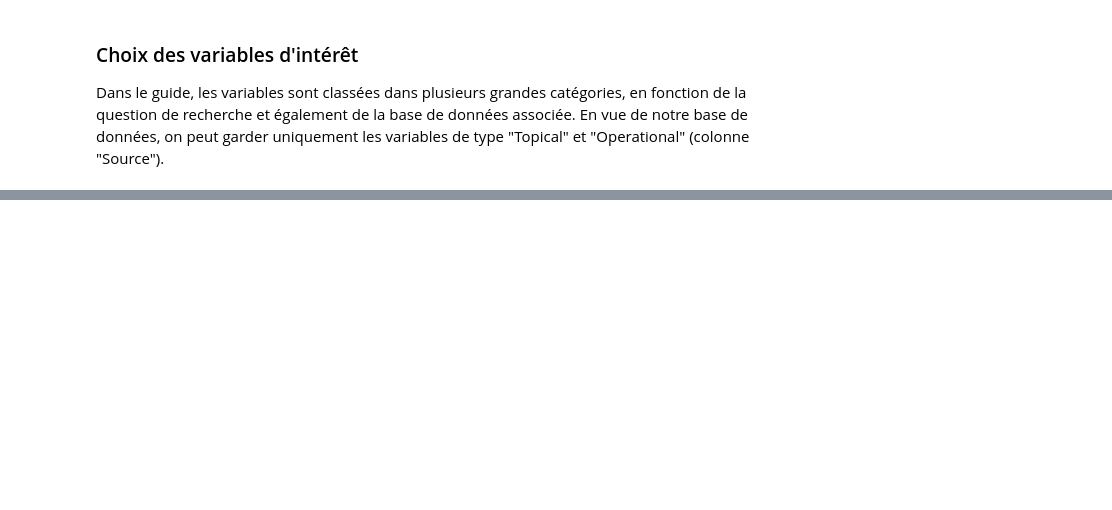
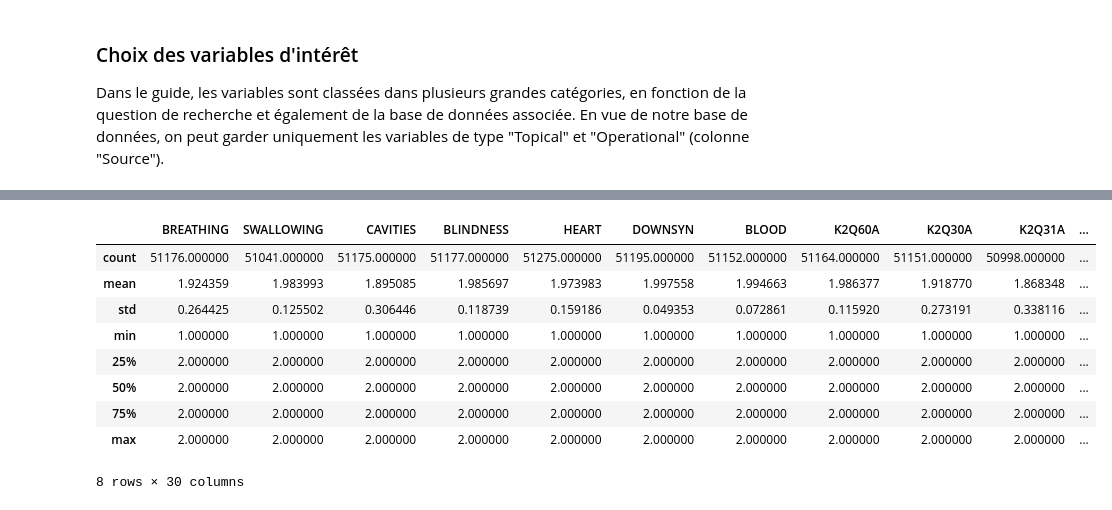
Before and after one commit to inaelenacampan/Determinants_of_children-s_health, a Jupyter notebook: Determinants_of_children-s_health.ipynb, the cells around one changed output, grey strips where cells are left out. Drawn from its saved outputs; the diff is of its cells as text; code cells hidden in the pictures; blank space fills up the shorter version.

```diff
--- a/Determinants_of_children-s_health.ipynb
+++ b/Determinants_of_children-s_health.ipynb
@@ -18,27 +18,20 @@ import script.clean_data as cd
 
 fs = s3fs.S3FileSystem(client_kwargs={"endpoint_url": "https://minio.lab.sspcloud.fr"})
 
-chemin_nsch = "inacampan/diffusion/Determinants_of_children-s_health/NSCH/"
+chemin_lecture_nsch = "inacampan/diffusion/Determinants_of_children-s_health/NSCH/"
+chemin_ecriture_nsch = "data/nsch/"
 
-for year in ["2023", "2022", "2021"]:
-    cd.lecture_fichier(fs, f"{chemin_nsch}nsch_{year}e_topical.sas7bdat", f"data/nsch/nsch_{year}e_topical.sas7bdat")
-
-# le fichier est de type database sas
-dfs = {}
-
-for year in ["2023", "2022", "2021"]:
-    dfs[year] = pd.read_sas(f"data/nsch/nsch_{year}e_topical.sas7bdat", format='sas7bdat', encoding='latin1')
+# Lecture des fichiers des bases de données
+dfs = cd.lecture_fichier_sas(fs, chemin_lecture_nsch, chemin_ecriture_nsch)
 
 # récuperér le guide technique du questionnaire
 # ce fichier inclut le nom de la variable, la question qu'elle encode, l'année du questionnaire
 # mais également des notes pour la compréhension de la base de données initiale
 
-cd.lecture_fichier(fs, f"{chemin_nsch}NSCH_Dictionary_11-29-2025_0359_PM.csv", f"data/nsch/NSCH_Dictionary_11-29-2025_0359_PM.csv")
+guide = cd.lecture_fichier_csv(fs, f"{chemin_lecture_nsch}NSCH_Dictionary.csv", f"{chemin_ecriture_nsch}NSCH_Dictionary.csv")
 
 # Element de précaution : GUIDE contient plusieurs index de meme nom
 # mais les caractéristiques ne sont pas identiques
-
-guide = pd.read_csv("data/nsch/NSCH_Dictionary_11-29-2025_0359_PM.csv", index_col=False)
 # %%
 # Maximum 2 secondes
 
@@ -113,7 +145,7 @@ Dans le guide, les variables sont classées dans plusieurs grandes catégories,
 # %%
 guide = guide[guide["Source"].isin({"Topical", "Operational"})]
 
-years = {"2021", "2022", "2023"}
+years = {"2021", "2022", "2023", "2024"}
 
 # On garde uniquement des variables qui sont communes aux quatre dataset NSCH
 guide = guide[guide["Survey Years"].apply(
@@ -127,7 +159,7 @@ guide = guide[guide["Survey Years"].apply(
 variables_com = set(guide["Variable"])
 variables_com = variables_com | {"FIPSST"}
 
-for year in ["2023", "2022", "2021"]:
+for year in ["2023", "2022", "2021", "2024"]:
     df = dfs[year]
     df = df.loc[:, df.columns.isin(variables_com)]
     dfs[year] = df
@@ -137,5 +188,11 @@ print("Nombre de variable par groupe de (Source, Topic)\n",counts.to_string())
 # %%
 # Sélectionner des variables dans l'univers "All Children" => cad des questions posées à toutes les groupes d'age
+
+filter_variables = {
+    var for var in variables_com
+    if guide[guide["Variable"] == var]["Universe"].item() == "All Children"
+}
+
 # Proposition :
 final_variables = {
 
@@ -146,6 +203,10 @@ final_variables = {
 
     # operational variables
     "BIRTH_YR_F", "FIPSST", "FORMTYPE",
-    "METRO_YN", "MPC_YN", "STRATUM"
+    "METRO_YN", "MPC_YN", "STRATUM",
+    "FWC" # child's weight
 
 }
+
+for var in filter_variables :
+    print(guide[guide["Variable"] == var]["Question"])
@@ -152,5 +231,19 @@ final_variables = {
 # %%
-for year in ["2023", "2022", "2021"]:
+for year in ["2024", "2023", "2022", "2021"]:
     df = dfs[year]
     df = df.loc[:, df.columns.isin(final_variables)]
     dfs[year] = df
+# %%
+df = dfs["2024"]
+df.describe()
+# %% [output]
+|  | BREATHING | SWALLOWING | CAVITIES | BLINDNESS | HEART | DOWNSYN | BLOOD | K2Q60A | K2Q30A | K2Q31A | ... |
+| count | 51176.000000 | 51041.000000 | 51175.000000 | 51177.000000 | 51275.000000 | 51195.000000 | 51152.000000 | 51164.000000 | 51151.000000 | 50998.000000 | ... |
+| mean | 1.924359 | 1.983993 | 1.895085 | 1.985697 | 1.973983 | 1.997558 | 1.994663 | 1.986377 | 1.918770 | 1.868348 | ... |
+| std | 0.264425 | 0.125502 | 0.306446 | 0.118739 | 0.159186 | 0.049353 | 0.072861 | 0.115920 | 0.273191 | 0.338116 | ... |
+| min | 1.000000 | 1.000000 | 1.000000 | 1.000000 | 1.000000 | 1.000000 | 1.000000 | 1.000000 | 1.000000 | 1.000000 | ... |
+| 25% | 2.000000 | 2.000000 | 2.000000 | 2.000000 | 2.000000 | 2.000000 | 2.000000 | 2.000000 | 2.000000 | 2.000000 | ... |
+| 50% | 2.000000 | 2.000000 | 2.000000 | 2.000000 | 2.000000 | 2.000000 | 2.000000 | 2.000000 | 2.000000 | 2.000000 | ... |
+| 75% | 2.000000 | 2.000000 | 2.000000 | 2.000000 | 2.000000 | 2.000000 | 2.000000 | 2.000000 | 2.000000 | 2.000000 | ... |
+| max | 2.000000 | 2.000000 | 2.000000 | 2.000000 | 2.000000 | 2.000000 | 2.000000 | 2.000000 | 2.000000 | 2.000000 | ... |
+8 rows × 30 columns
```
Also changed, not shown: parts of 6 cells of this notebook, 1 other file.
